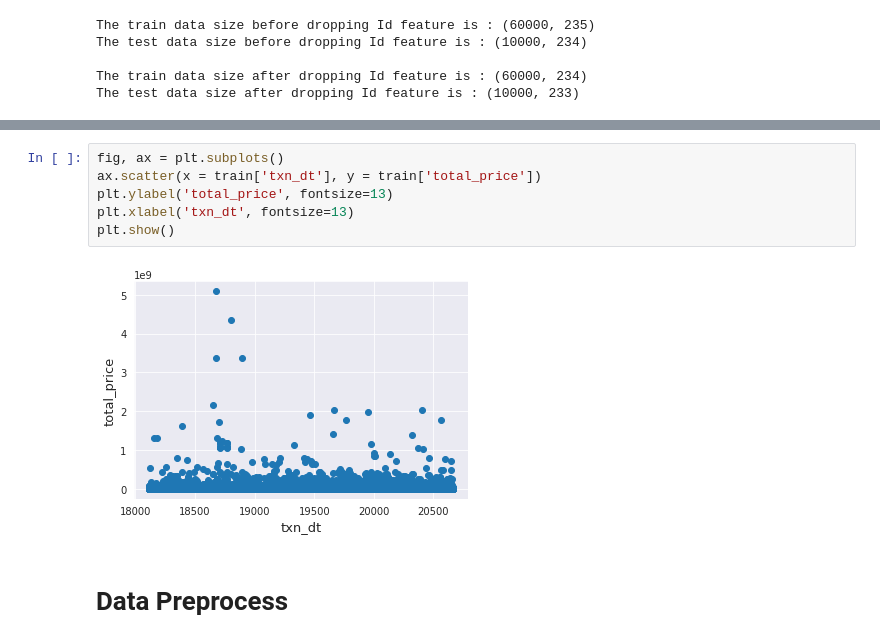
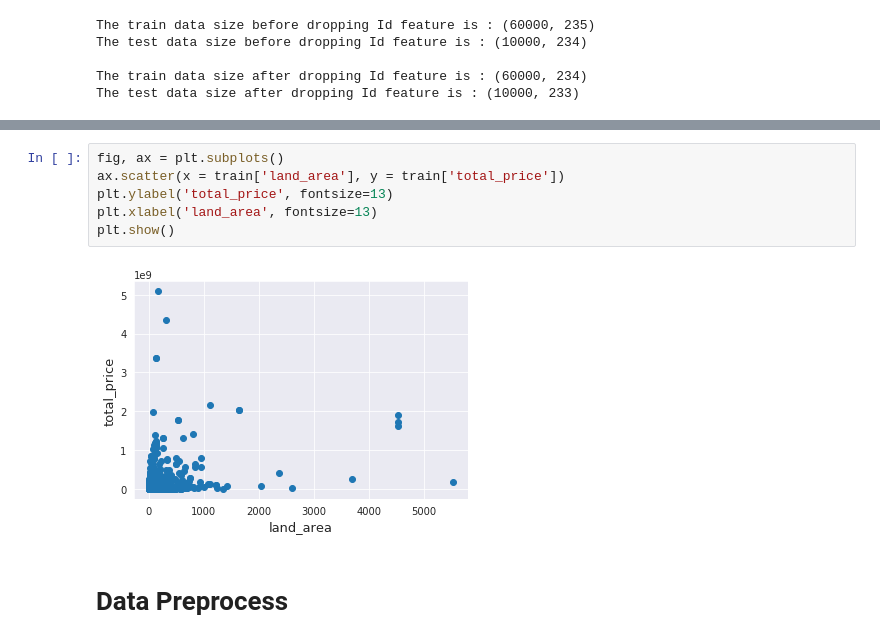
Before and after one commit to chonglun/4th-aia, a Jupyter notebook: tbrain/玉山台灣不動產AI神預測/tbrain-ai-building-total-price.ipynb, the cells around one changed output, grey strips where cells are left out. Saved outputs shown, nothing was run; the diff lists cells and outputs as text.

```diff
--- a/tbrain/玉山台灣不動產AI神預測/tbrain-ai-building-total-price.ipynb
+++ b/tbrain/玉山台灣不動產AI神預測/tbrain-ai-building-total-price.ipynb
@@ -88,11 +144,11 @@ sns.distplot(train['txn_dt'],hist=True,bins=100)
 # %%
 fig, ax = plt.subplots()
-ax.scatter(x = train['txn_dt'], y = train['total_price'])
+ax.scatter(x = train['land_area'], y = train['total_price'])
 plt.ylabel('total_price', fontsize=13)
-plt.xlabel('txn_dt', fontsize=13)
+plt.xlabel('land_area', fontsize=13)
 plt.show()
 # %% [output]
-[figure, old version]
+[figure, new version]
 # %% [markdown]
 # Data Preprocess
 # %% [markdown]
```
Also changed, not shown: parts of 36 cells of this notebook.
